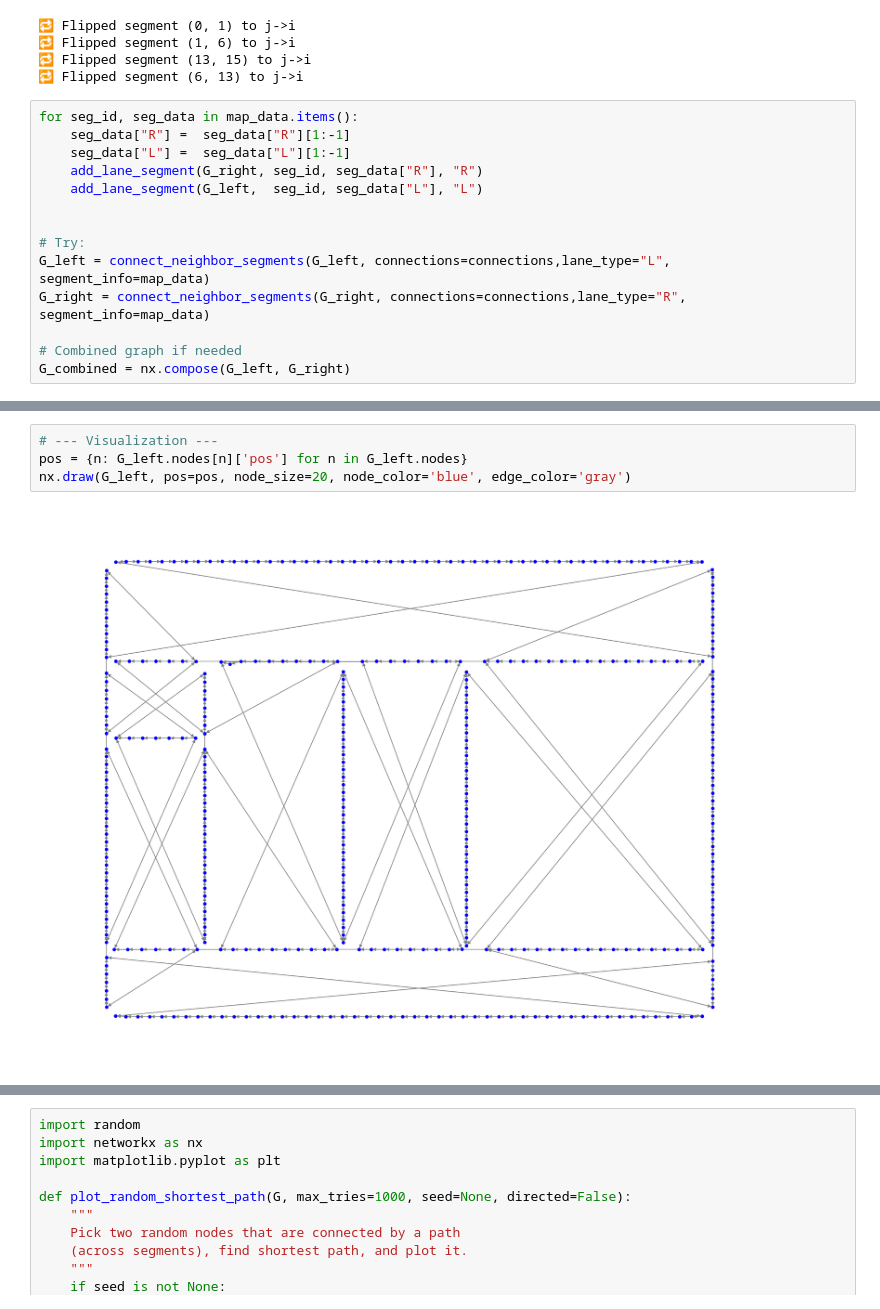
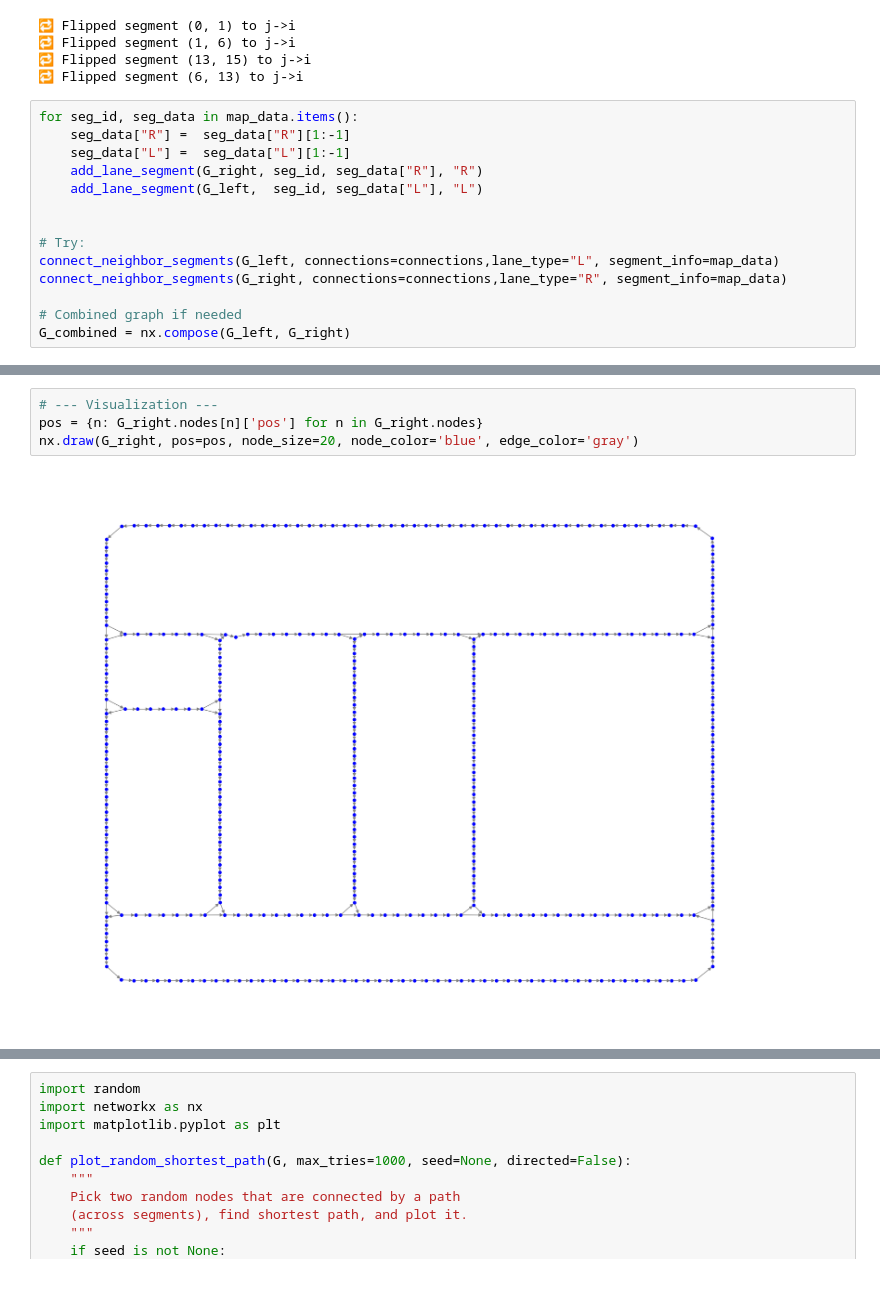
Before and after one commit to danielmtzbarba/carlabev-env, a Jupyter notebook: CarlaBEV/scripts/debug_map_graph.ipynb, the cells around one changed output, grey strips where cells are left out. Cells and saved outputs as stored; diff of their text form.

Commit message:
fix left graph

```diff
--- a/CarlaBEV/scripts/debug_map_graph.ipynb
+++ b/CarlaBEV/scripts/debug_map_graph.ipynb
@@ -471,8 +471,8 @@ for seg_id, seg_data in map_data.items():
 
 
 # Try:
-G_left = connect_neighbor_segments(G_left, connections=connections,lane_type="L", segment_info=map_data)
-G_right = connect_neighbor_segments(G_right, connections=connections,lane_type="R", segment_info=map_data)
+connect_neighbor_segments(G_left, connections=connections,lane_type="L", segment_info=map_data)
+connect_neighbor_segments(G_right, connections=connections,lane_type="R", segment_info=map_data)
 
 # Combined graph if needed
 G_combined = nx.compose(G_left, G_right)
@@ -497,6 +497,6 @@ Connected 14_15_R_49 ↔ 13_15_R_0 (closest points between segments)
 # %%
 # --- Visualization ---
-pos = {n: G_left.nodes[n]['pos'] for n in G_left.nodes}
-nx.draw(G_left, pos=pos, node_size=20, node_color='blue', edge_color='gray')
+pos = {n: G_right.nodes[n]['pos'] for n in G_right.nodes}
+nx.draw(G_right, pos=pos, node_size=20, node_color='blue', edge_color='gray')
 # %% [output]
-[figure, old version]
+[figure, new version]
```
Also changed, not shown: parts of 10 cells of this notebook, 7 other files.
